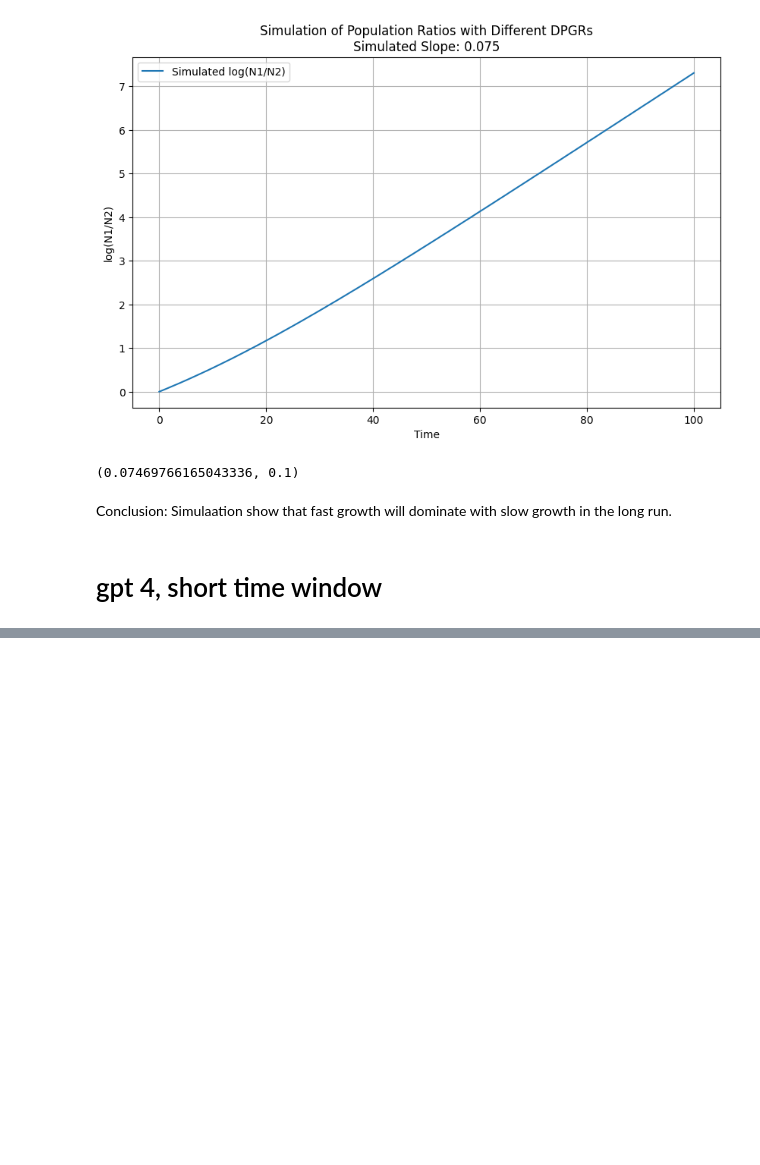
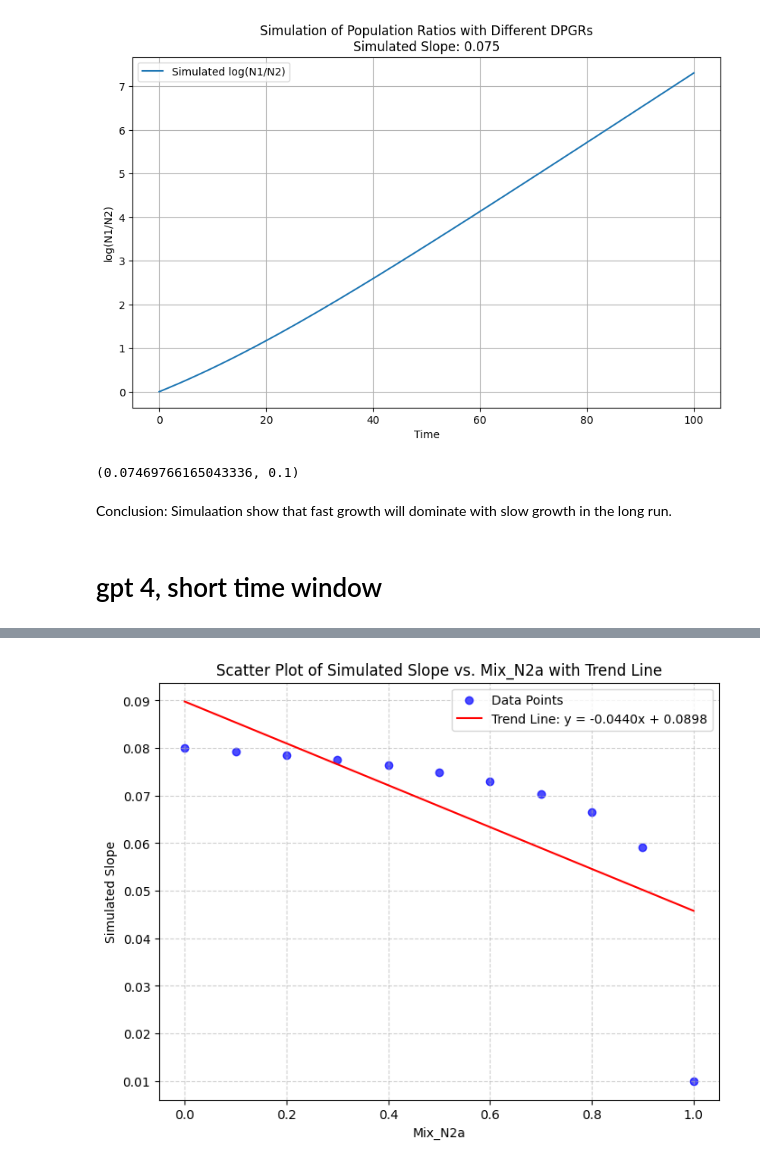
Before and after one commit to hongqin/DPGR_sandbox, a Jupyter notebook: DPGR_mixed_pop.ipynb, the cells around one changed output, grey strips where cells are left out. Drawn from its saved outputs; the diff is of its cells as text; code cells hidden in the pictures; blank space fills up the shorter version.

```diff
--- a/DPGR_mixed_pop.ipynb
+++ b/DPGR_mixed_pop.ipynb
@@ -190,0 +347,31 @@ results_df
+# %%
+import numpy as np
+import matplotlib.pyplot as plt
+
+# Create a scatter plot of Simulated Slope vs. Mix_N2a
+plt.figure(figsize=(8, 6))
+plt.scatter(results_df["Mix_N2a"], results_df["Simulated Slope"], color='blue', alpha=0.7, label='Data Points')
+
+# Fit a linear regression line (trend line)
+coefficients = np.polyfit(results_df["Mix_N2a"], results_df["Simulated Slope"], 1)
+trend_line = np.poly1d(coefficients)
+
+# Plot the trend line
+x_vals = np.linspace(results_df["Mix_N2a"].min(), results_df["Mix_N2a"].max(), 100)
+plt.plot(x_vals, trend_line(x_vals), color='red', label=f'Trend Line: y = {coefficients[0]:.4f}x + {coefficients[1]:.4f}')
+
+# Add labels and title
+plt.xlabel("Mix_N2a")
+plt.ylabel("Simulated Slope")
+plt.title("Scatter Plot of Simulated Slope vs. Mix_N2a with Trend Line")
+
+# Add legend
+plt.legend()
+
+# Show grid
+plt.grid(True, linestyle='--', alpha=0.6)
+
+# Show the plot
+plt.show()
+# %% [output]
+[figure, added]
```
Also changed, not shown: parts of 7 cells of this notebook.
